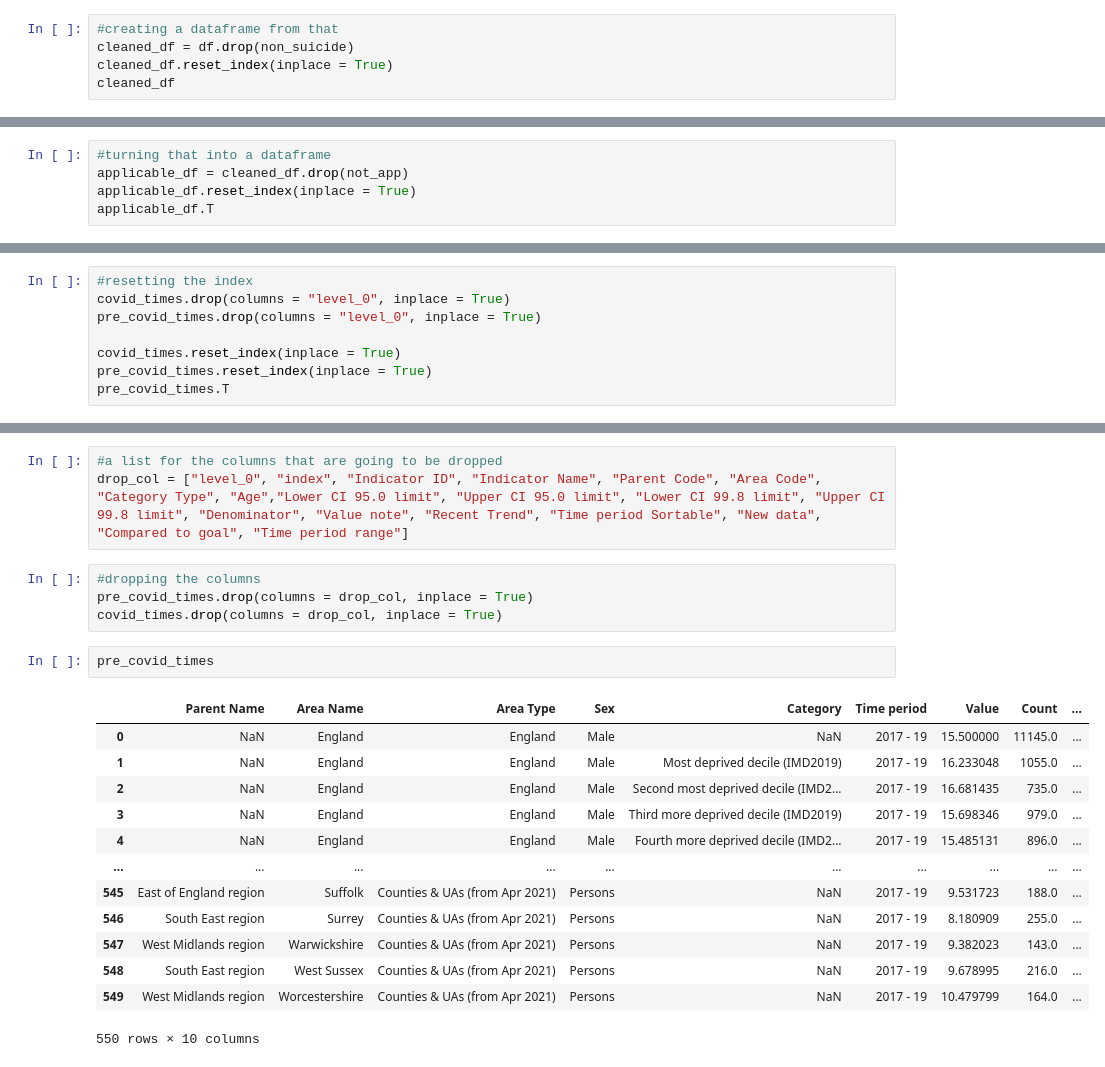
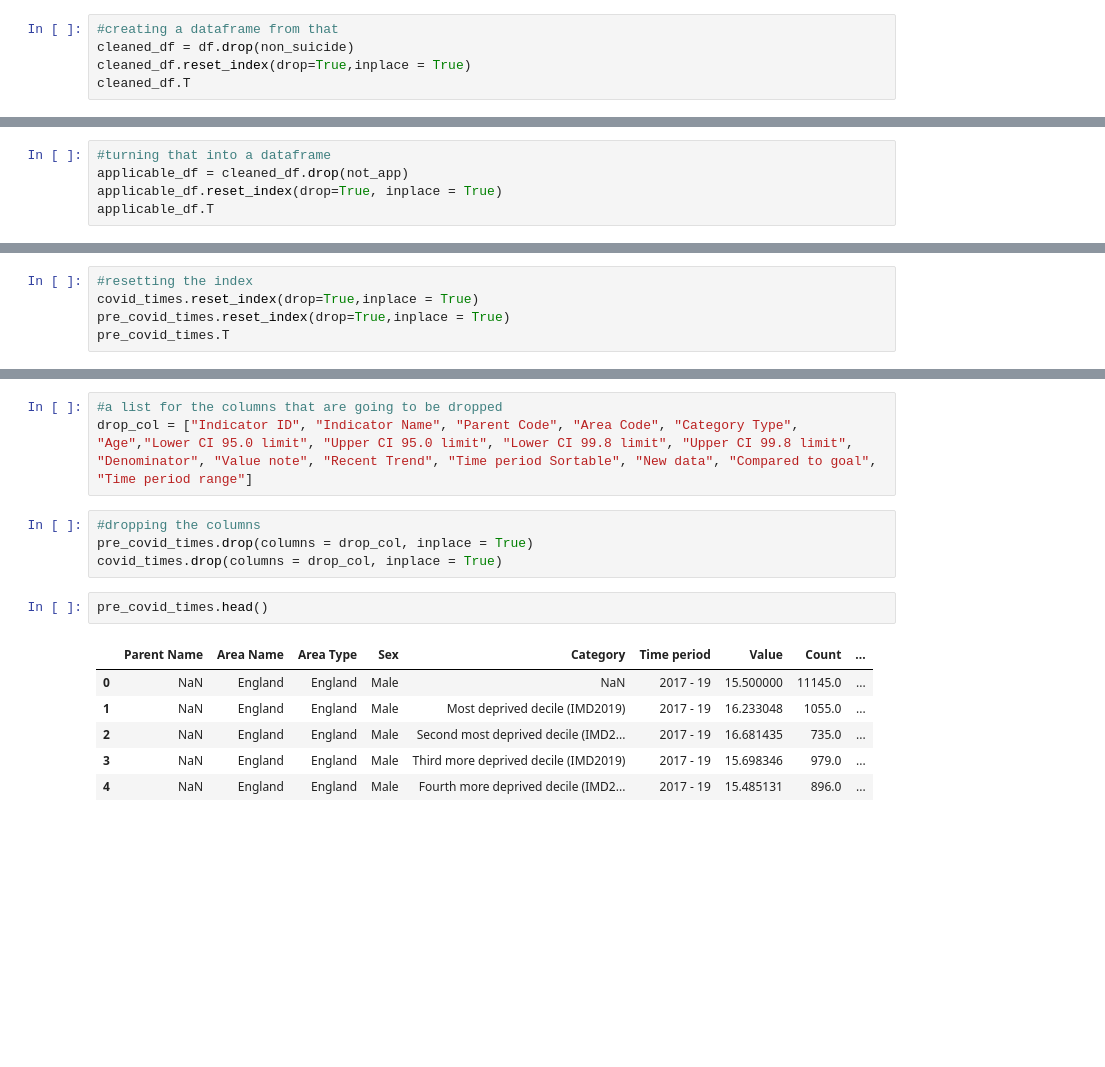
Before and after one commit to HJandu/Project_1_Covid19, a Jupyter notebook: Cleaning.ipynb, the cells around one changed output, grey strips where cells are left out. Cells and saved outputs as stored; diff of their text form; blank space fills up the shorter version.

Commit message:
Updated the cleaned files

```diff
--- a/Cleaning.ipynb
+++ b/Cleaning.ipynb
@@ -37,6 +37,6 @@ for x in range(len(df)):
 # %%
 #creating a dataframe from that
 cleaned_df = df.drop(non_suicide)
-cleaned_df.reset_index(inplace = True)
-cleaned_df
+cleaned_df.reset_index(drop=True,inplace = True)
+cleaned_df.T
 # %% [output]
@@ -63,7 +68,7 @@ for x in range(len(cleaned_df)):
 # %%
 #turning that into a dataframe
 applicable_df = cleaned_df.drop(not_app)
-applicable_df.reset_index(inplace = True)
+applicable_df.reset_index(drop=True, inplace = True)
 applicable_df.T
 # %% [output]
 |  | 0 | 1 | 2 | 3 | 4 | 5 | 6 | 7 | 8 | 9 | ... | ... |
@@ -103,11 +108,8 @@ covid_times = applicable_df.drop(pre_covid)
 pre_covid_times = applicable_df.drop(covid)
 # %%
 #resetting the index
-covid_times.drop(columns = "level_0", inplace = True)
-pre_covid_times.drop(columns = "level_0", inplace = True)
-
-covid_times.reset_index(inplace = True)
-pre_covid_times.reset_index(inplace = True)
+covid_times.reset_index(drop=True,inplace = True)
+pre_covid_times.reset_index(drop=True,inplace = True)
 pre_covid_times.T
 # %% [output]
 |  | 0 | 1 | 2 | 3 | 4 | 5 | 6 | 7 | 8 | 9 | ... | ... |
@@ -152,24 +154,17 @@ covid_times.T
 # %%
 #a list for the columns that are going to be dropped
-drop_col = ["level_0", "index", "Indicator ID", "Indicator Name", "Parent Code", "Area Code", "Category Type", "Age","Lower CI 95.0 limit", "Upper CI 95.0 limit", "Lower CI 99.8 limit", "Upper CI 99.8 limit", "Denominator", "Value note", "Recent Trend", "Time period Sortable", "New data", "Compared to goal", "Time period range"]
+drop_col = ["Indicator ID", "Indicator Name", "Parent Code", "Area Code", "Category Type", "Age","Lower CI 95.0 limit", "Upper CI 95.0 limit", "Lower CI 99.8 limit", "Upper CI 99.8 limit", "Denominator", "Value note", "Recent Trend", "Time period Sortable", "New data", "Compared to goal", "Time period range"]
 # %%
 #dropping the columns
 pre_covid_times.drop(columns = drop_col, inplace = True)
 covid_times.drop(columns = drop_col, inplace = True)
 # %%
-pre_covid_times
+pre_covid_times.head()
 # %% [output]
 |  | Parent Name | Area Name | Area Type | Sex | Category | Time period | Value | Count | ... |
 | 0 | NaN | England | England | Male | NaN | 2017 - 19 | 15.500000 | 11145.0 | ... |
 | 1 | NaN | England | England | Male | Most deprived decile (IMD2019) | 2017 - 19 | 16.233048 | 1055.0 | ... |
 | 2 | NaN | England | England | Male | Second most deprived decile (IMD2... | 2017 - 19 | 16.681435 | 735.0 | ... |
 | 3 | NaN | England | England | Male | Third more deprived decile (IMD2019) | 2017 - 19 | 15.698346 | 979.0 | ... |
 | 4 | NaN | England | England | Male | Fourth more deprived decile (IMD2... | 2017 - 19 | 15.485131 | 896.0 | ... |
-| ... | ... | ... | ... | ... | ... | ... | ... | ... | ... |
-| 545 | East of England region | Suffolk | Counties & UAs (from Apr 2021) | Persons | NaN | 2017 - 19 | 9.531723 | 188.0 | ... |
-| 546 | South East region | Surrey | Counties & UAs (from Apr 2021) | Persons | NaN | 2017 - 19 | 8.180909 | 255.0 | ... |
-| 547 | West Midlands region | Warwickshire | Counties & UAs (from Apr 2021) | Persons | NaN | 2017 - 19 | 9.382023 | 143.0 | ... |
-| 548 | South East region | West Sussex | Counties & UAs (from Apr 2021) | Persons | NaN | 2017 - 19 | 9.678995 | 216.0 | ... |
-| 549 | West Midlands region | Worcestershire | Counties & UAs (from Apr 2021) | Persons | NaN | 2017 - 19 | 10.479799 | 164.0 | ... |
-550 rows × 10 columns
 # %%
```
Also changed, not shown: parts of 12 cells of this notebook, 7 other files.
